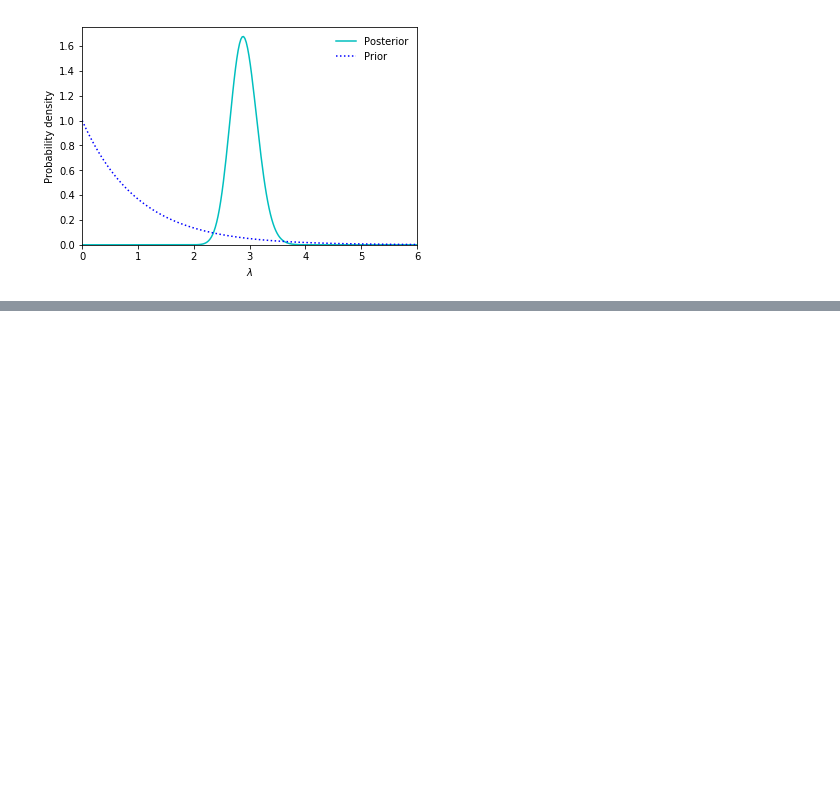
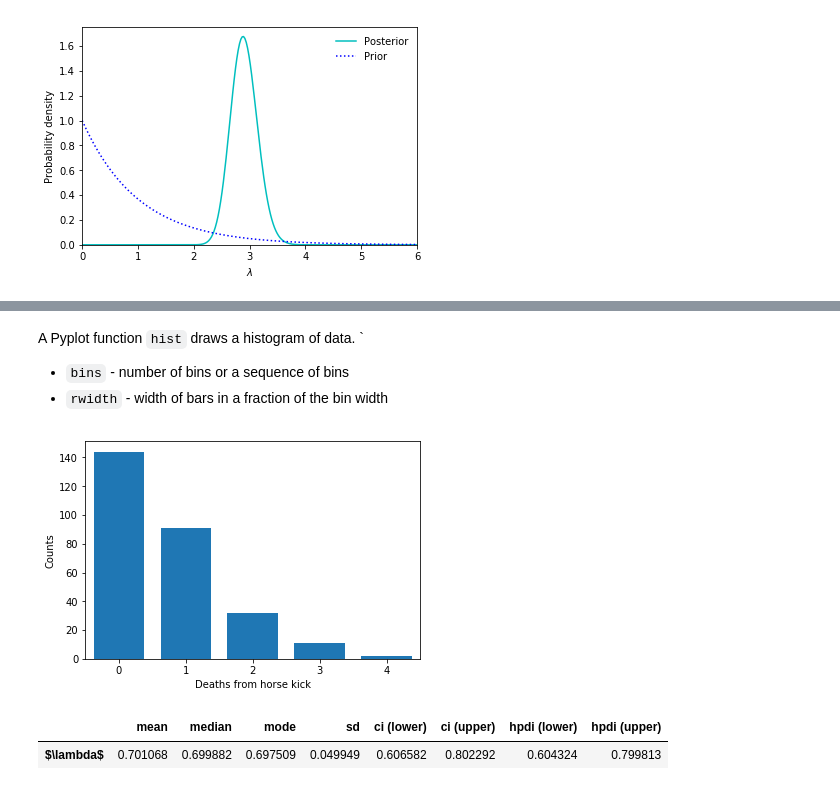
Before and after one commit to nakatsuma/probability_and_statistics, a Jupyter notebook: poisson_inference.ipynb, the cells around one changed output, grey strips where cells are left out. Cells and saved outputs as stored; diff of their text form; code cells hidden in the pictures; blank space fills up the shorter version.

```diff
--- a/poisson_inference.ipynb
+++ b/poisson_inference.ipynb
@@ -159,0 +192,29 @@ plt.show()
+# %%
+prussian_data = pd.read_csv('prussian.csv', index_col=0)
+horse_kick = prussian_data['y'].values
+# %% [markdown]
+A Pyplot function `hist` draws a histogram of data. `
+
++ `bins` - number of bins or a sequence of bins
++ `rwidth` - width of bars in a fraction of the bin width
+# %%
+bin_max = np.max(horse_kick)
+fig3 = plt.figure(num=3, facecolor='w')
+counts, bins, patches = plt.hist(horse_kick, bins=np.linspace(0, bin_max+1, bin_max+2)-0.5, rwidth=0.75)
+plt.xlim(-0.5, bin_max+0.5)
+plt.xticks(np.linspace(0, bin_max, bin_max+1))
+plt.xlabel('Deaths from horse kick')
+plt.ylabel('Counts')
+# plt.savefig('ms_fig_horse_kick_hist.png', dpi=300)
+plt.show()
+# %% [output]
+[figure, added]
+# %%
+a0 = 1.0
+b0 = 1.0
+prob = 0.95
+results_horse, a_horse, b_horse = poisson_stats(horse_kick, a0, b0, prob)
+display(results_horse)
+# %% [output]
+|  | mean | median | mode | sd | ci (lower) | ci (upper) | hpdi (lower) | hpdi (upper) |
+| $\lambda$ | 0.701068 | 0.699882 | 0.697509 | 0.049949 | 0.606582 | 0.802292 | 0.604324 | 0.799813 |
```
Also changed, not shown: parts of 3 cells of this notebook, 1 other file.
